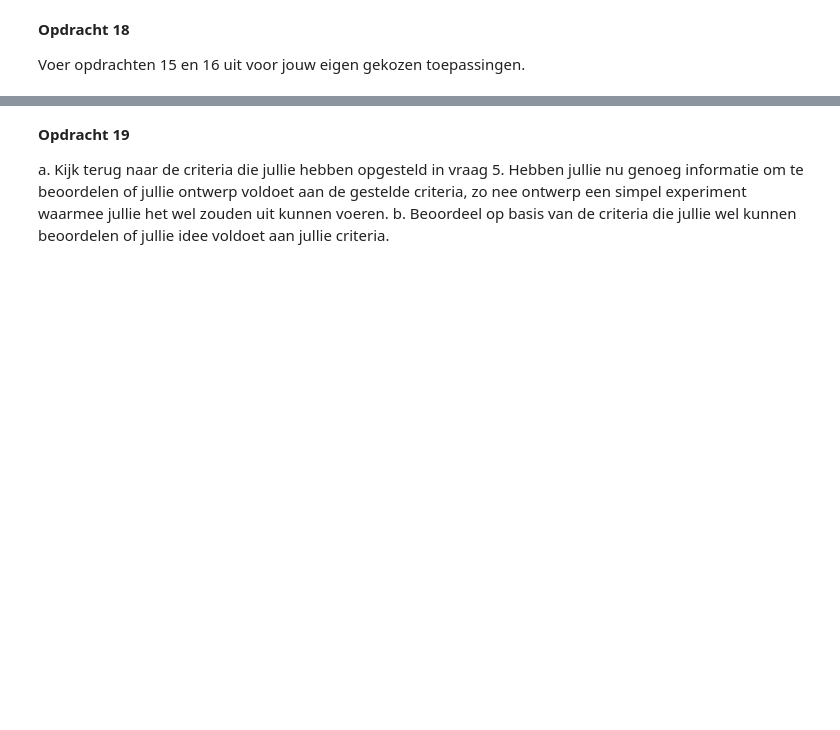
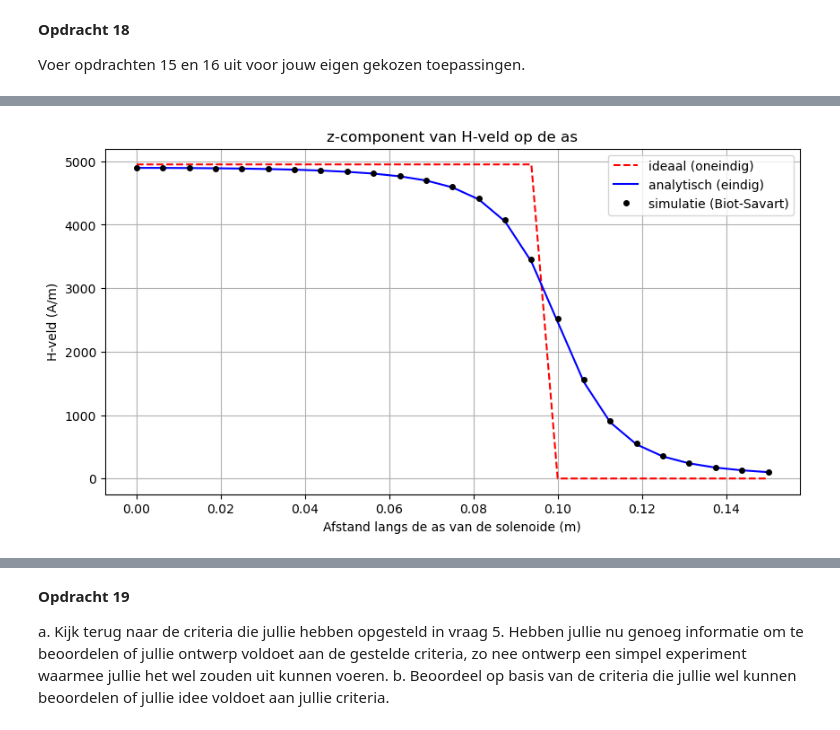
Before and after one commit to jasperbom747-creator/opdrachten-DEF-D-Jasper-Bom, a Jupyter notebook: DigitaleOntwerpopdrachten/Digitale opdracht 2/2KrachtactuatorOpdracht/KrachtactuatorOpdracht.ipynb, the cells around one changed output, grey strips where cells are left out. Saved outputs shown, nothing was run; the diff lists cells and outputs as text; code cells hidden in the pictures; blank space fills up the shorter version.

```diff
--- a/DigitaleOntwerpopdrachten/Digitale opdracht 2/2KrachtactuatorOpdracht/KrachtactuatorOpdracht.ipynb
+++ b/DigitaleOntwerpopdrachten/Digitale opdracht 2/2KrachtactuatorOpdracht/KrachtactuatorOpdracht.ipynb
@@ -454,9 +458,15 @@ x,y,z =  parametrisatie(N,r_sol,N_wikkel,L_sol)
 L = np.array([x,y,z])
 L = L.T
 I = 0.5
+dl=np.diff(L, axis=0)
+H_total = np.array([0.0,0.0,0.0])
+r_source = L[:-1]
 
-H_field, H_array = field_current_element(np.array([[0,0,0]]), L, I)
-print(f'Het numerieke getal is {H_field[0,2]:.5e} A/m in de z-richting')
-H_an = I/spoed
-print(f'Het analytische getal is{H_an:.5e} A/m in de z-richting')
+for i in range(len(dl)):
+    dH = field_current_element(r_field,r_source[i], dl[i])
+    H_total += dH
+
+print(f'Het numerieke getal is {H_total[2]:.5e} A/m in de z-richting')
+H_ana = I*spoed
+print(f'Het analytische getal is {H_an:.5e} A/m in de z-richting')
 # %% [output]
@@ -639,3 +651,70 @@ Voer opdrachten 15 en 16 uit voor jouw eigen gekozen toepassingen.
 ###
 ###Jullie code hier###
 ###
+
+# voor de deur bel
+#constanten
+L_sol = 0.20       # Lengte van de solenoïde
+r_sol = 0.015         # Straal van de solenoïde
+I = 9                # Stroom in Ampère
+N = 20/(2*np.pi*r_sol)              # Totaal aantal kleine segmentjes voor de hele spoel
+aantal_omwent = 110   # Aantal windingen (turns)
+
+# opstellen assen
+n_ax=25
+z_ax=np.linspace(0, 1.5*L_sol/2, n_ax) #25 punten vanaf midden tot 1.5 x lengte van de solenoïde
+#z_ax=np.linspace(0, 1.5*L_sol, n_ax)
+H_ax=np.zeros((n_ax,1))
+
+
+for i_field in range(n_ax):
+    print(f"\rIfield =  {i_field}", end="") # Print welk element van het veld nu berekend wordt.
+
+    #veldpunten op de as van de sollenoïde (z-as)
+    r_field = np.array([0,0,z_ax[i_field]])
+    Hsimulated=np.array([0,0,0], dtype='float64')
+
+
+    for i_source in np.arange(1, N):
+        #phi en z_s bepalen over de hele draad
+        phi = (i_source/N)*2 *np.pi*aantal_omwent
+        z_s = (i_source/N) * L_sol - (L_sol/2)
+
+        #bepalen van de positie van het bronelement in de 3D ruimte
+        r_source = np.array([r_sol * np.cos(phi), r_sol * np.sin(phi), z_s])
+
+        #stapgrote in radialen d_phi en d_z
+        d_phi = (2*np.pi*aantal_omwent) / N
+        dz = L_sol / N
+        #vector van een kleine afstand over de draad
+        dl = np.array([-r_sol * np.sin(phi) * d_phi, r_sol * np.cos(phi) * d_phi, dz])
+
+        Hsimulated += field_current_element(r_field, r_source, dl)
+        print(f"Ifield =  {i_field}", end="")
+
+    # selecting the z-component
+    H_ax[i_field,0] = Hsimulated[2]
+
+
+#H = n*I = N_omwent/L_sol * I (formule ideale solenoïde)
+analytical_answer = aantal_omwent * I / L_sol
+H_veld_ideaal=analytical_answer*np.ones(n_ax)*(1.0*(z_ax < L_sol/2))
+
+# dit is nog een aardige analytische uitdrukking die je kan uitrekenen voor de z-component op de as van een solenoide met eindige lengte
+H_veld_analytisch=(aantal_omwent*I/L_sol/2)*((L_sol/2-z_ax)/np.sqrt((z_ax- L_sol/2)**2 + r_sol**2)+(L_sol/2+z_ax)/np.sqrt((z_ax+ L_sol/2)**2 + r_sol**2))
+
+plt.figure(figsize=[10, 5])
+plt.title('z-component van H-veld op de as')
+plt.plot(z_ax, H_veld_ideaal, '--r', label='ideaal (oneindig)')
+plt.plot(z_ax, H_veld_analytisch, '-b', label='analytisch (eindig)')
+plt.plot(z_ax, H_ax, 'ok', markersize=4, label='simulatie (Biot-Savart)')
+plt.xlabel('Afstand langs de as van de solenoide (m)')
+plt.ylabel('H-veld (A/m)')
+plt.grid()
+plt.legend()
+plt.tight_layout
+plt.show()
+
+F_check = -mu_0 * mu_r * np.pi * r_sol**2 * aantal_omwent**2 * I**2 / 2 / L_sol**2
+print(f"Analytische kracht: {F_check:.1f} N")
+# %% [output]
@@ -641,0 +722 @@ Voer opdrachten 15 en 16 uit voor jouw eigen gekozen toepassingen.
+[figure, added]
```
Also changed, not shown: parts of 6 cells of this notebook.
